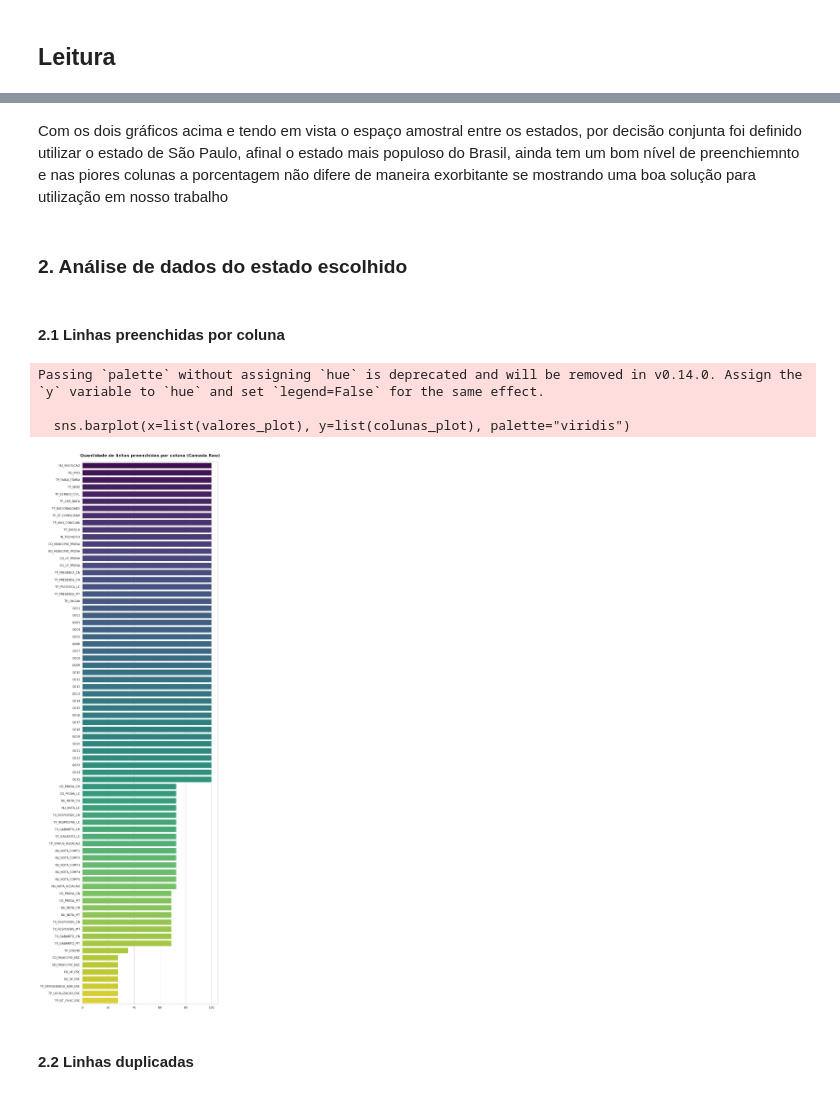
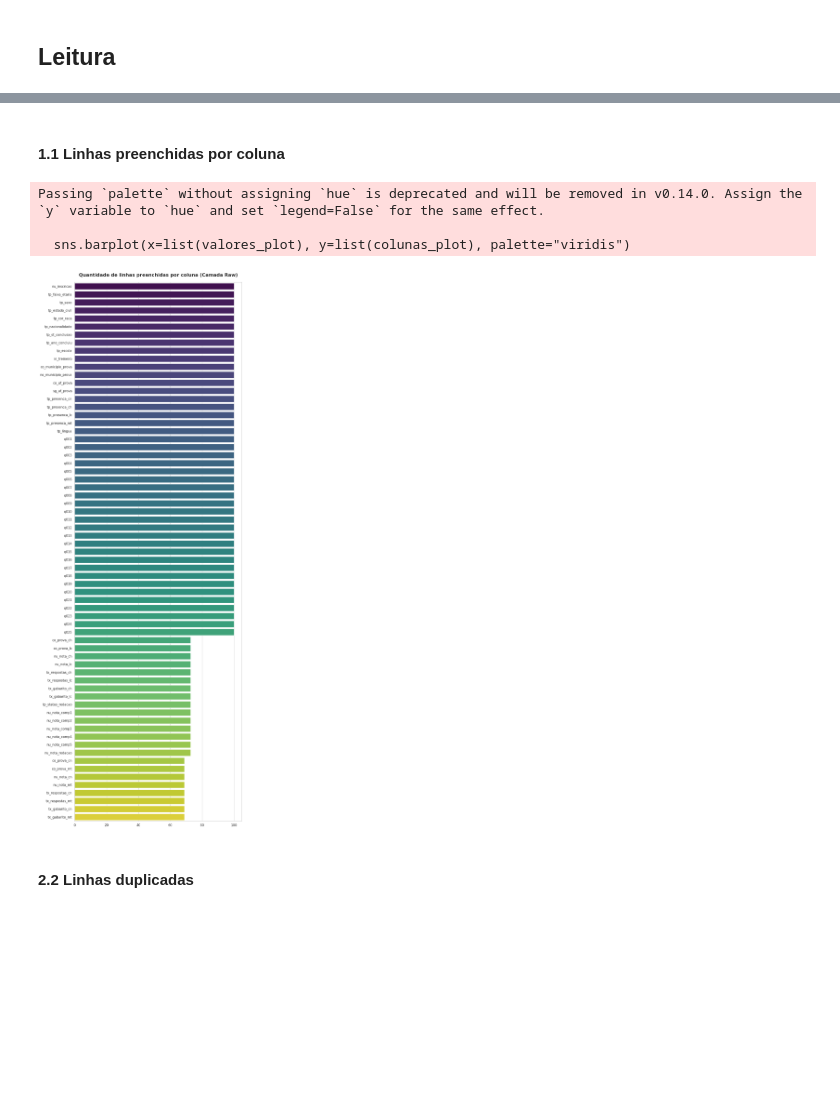
Before and after one commit to Caiomesvie/SDBD2---INEP, a Jupyter notebook: silver/analytcs.ipynb, the cells around one changed output, grey strips where cells are left out. Saved outputs shown, nothing was run; the diff lists cells and outputs as text; code cells hidden in the pictures; blank space fills up the shorter version.

Commit message:
Added silver analitcs

```diff
--- a/silver/analytcs.ipynb
+++ b/silver/analytcs.ipynb
@@ -15,14 +15,14 @@ caminho_jar = "../Transformer/postgresql-42.7.8.jar"
 
 caminho_absoluto_jar = os.path.abspath(caminho_jar)
 print(caminho_absoluto_jar)
+
 spark = (
     SparkSession.builder.appName("AnalyticsSilver")
     .config("spark.jars", caminho_absoluto_jar)
-    .config()
-    # These extraClassPaths are usually only needed for complex cluster setups,
-    # but don't hurt if the path is correct
     .config("spark.driver.extraClassPath", caminho_absoluto_jar)
     .config("spark.executor.extraClassPath", caminho_absoluto_jar)
+    .config("spark.driver.memory", "3g")      # Allocate 4GB to Driver
+    .config("spark.executor.memory", "2g")
     .getOrCreate()
 )
 
@@ -45,7 +45,19 @@ properties = {
 
 # 4. Read the table
 try:
-    df = spark.read.jdbc(url=jdbc_url, table=DB_TABLE, properties=properties)
+    # Example of a partitioned read for better performance
+    df = spark.read \
+    .format("jdbc") \
+    .option("url", jdbc_url) \
+    .option("dbtable", "silver.microdados_enem") \
+    .option("user", DB_USER) \
+    .option("password", DB_PASS) \
+    .option("driver", "org.postgresql.Driver") \
+    .option("partitionColumn", "nu_inscricao") \
+    .option("lowerBound", "0") \
+    .option("upperBound", "5000000") \
+    .option("numPartitions", "10") \
+    .load()
     df.show(5)
 except Exception as e:
     print(f"Error connecting to Postgres: {e}")
@@ -176,37 +88,31 @@ plt.show()
-# %% [markdown]
-Com os dois gráficos acima e tendo em vista o espaço amostral entre os estados, por decisão conjunta foi definido utilizar o estado de São Paulo, afinal o estado mais populoso do Brasil, ainda tem um bom nível de preenchiemnto e nas piores colunas a porcentagem não difere de maneira exorbitante se mostrando uma boa solução para utilização em nosso trabalho
-# %% [markdown]
-### 2. Análise de dados do estado escolhido
 # %% [markdown]
-#### 2.1 Linhas preenchidas por coluna
+#### 1.1 Linhas preenchidas por coluna
 # %%
-estado_SP = leitura.filter(F.col("SG_UF_PROVA") == "SP")
+total_sp = df.count()
 
-total_sp = estado_SP.count()
-
-total_sp_nulos = estado_SP.agg(*[F.count(F.col(c)).alias(c) for c in estado_SP.columns]).collect()[0].asDict()
+total_sp_nulos = df.agg(*[F.count(F.col(c)).alias(c) for c in df.columns]).collect()[0].asDict()
 
 coluna_total_nulos = list(total_sp_nulos.keys())
 percentual_coluna_nula = [(total_sp_nulos[c]/total_sp) * 100 for c in coluna_total_nulos]
 
 dados_ordenados_completude = sorted(zip(coluna_total_nulos, percentual_coluna_nula), key=lambda x: x[1], reverse=True)
 
 colunas_plot, valores_plot = zip(*dados_ordenados_completude)
 
 plt.figure(figsize=(10, len(colunas_plot) * 0.4))
 sns.set_theme(style="whitegrid")
 
 sns.barplot(x=list(valores_plot), y=list(colunas_plot), palette="viridis")
 
 plt.title('Quantidade de linhas preenchidas por coluna (Camada Raw)', fontsize=16, fontweight='bold', pad=20)
 
 plt.tight_layout()
 plt.show()
 # %% [output]
 Passing `palette` without assigning `hue` is deprecated and will be removed in v0.14.0. Assign the `y` variable to `hue` and set `legend=False` for the same effect.
 
   sns.barplot(x=list(valores_plot), y=list(colunas_plot), palette="viridis")
-[figure, old version]
+[figure, new version]
 # %% [markdown]
 #### 2.2 Linhas duplicadas
 # %%
```
Also changed, not shown: parts of 14 cells of this notebook.
